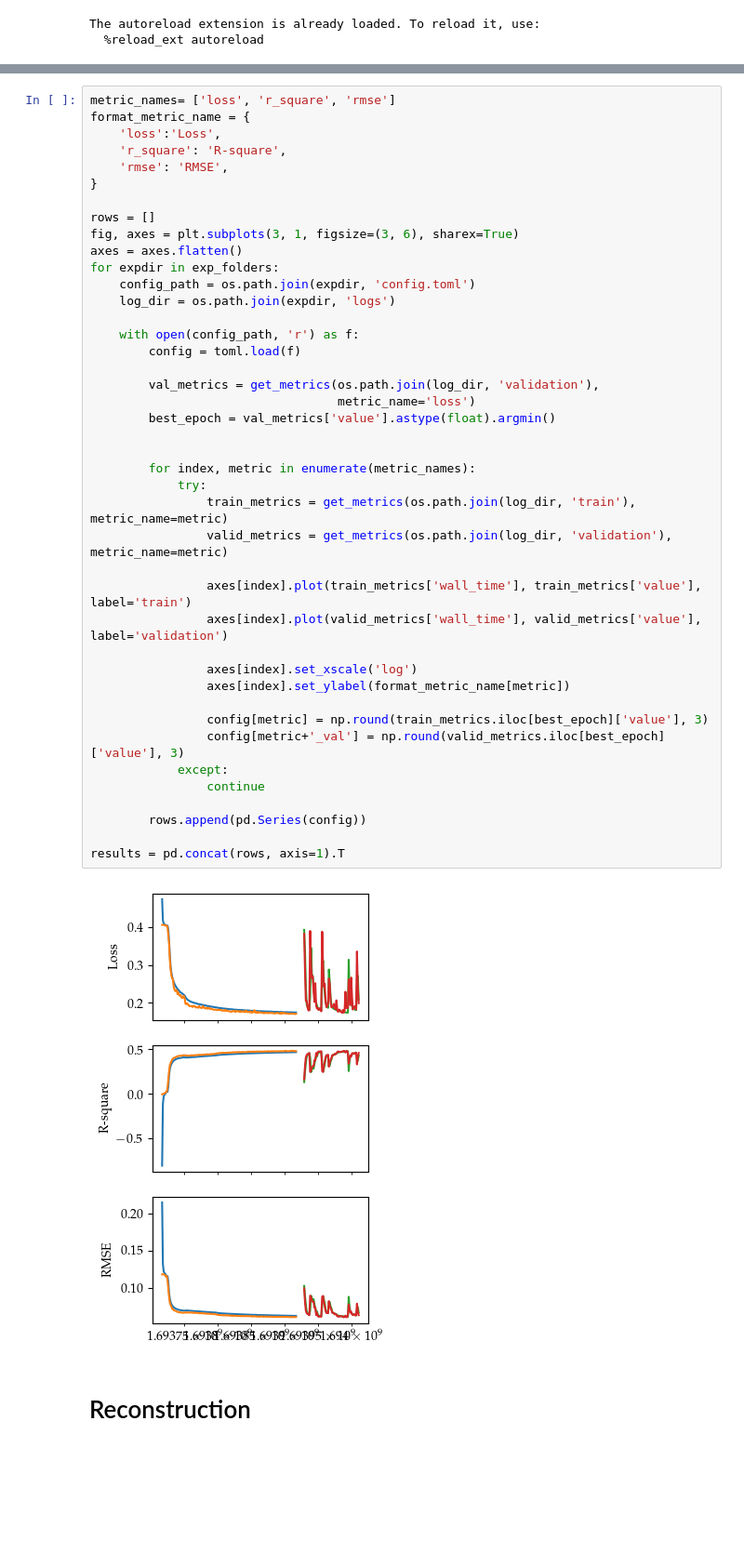
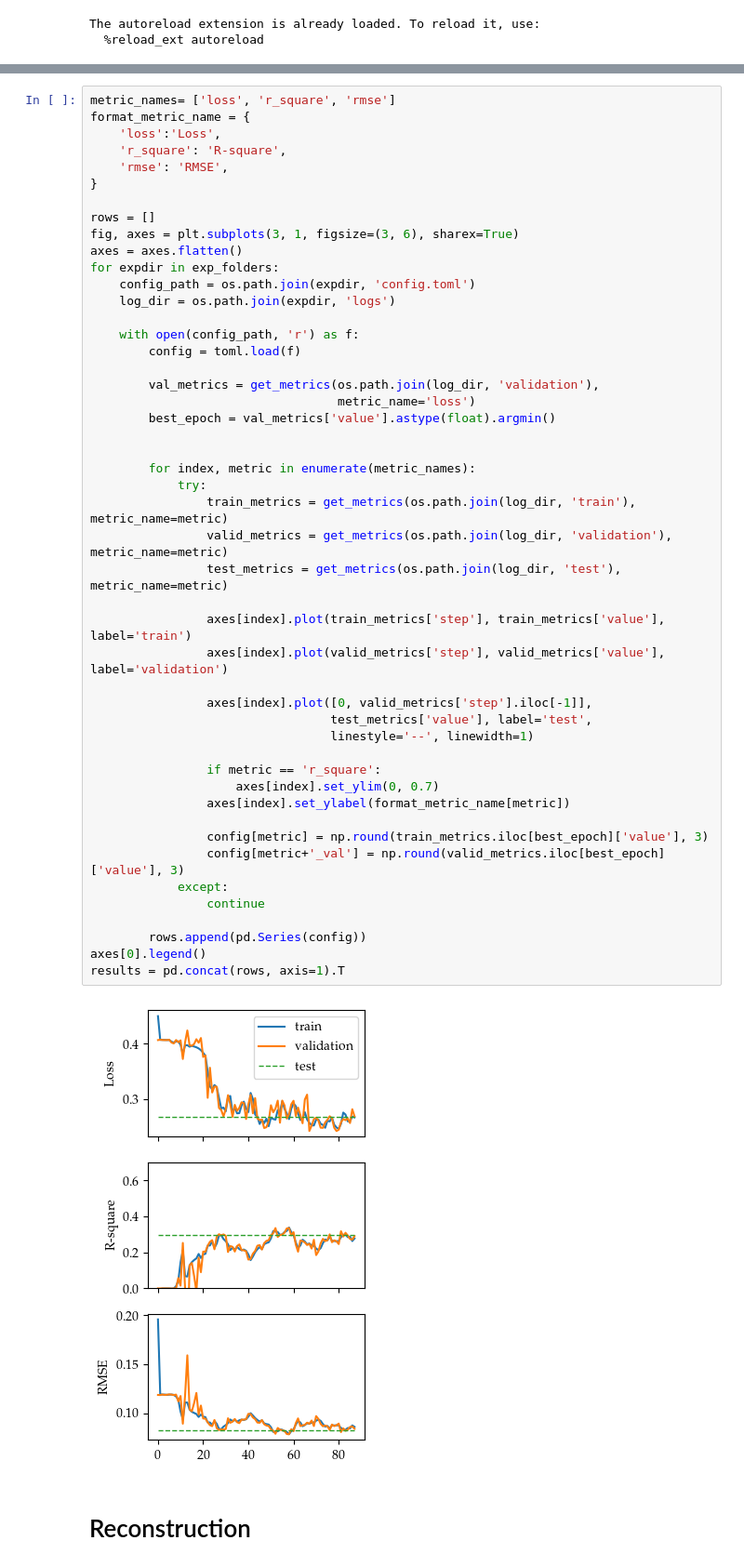
Before and after one commit to cridonoso/astromer, a Jupyter notebook: presentation/experiments/astromer_2/results.ipynb, the cells around one changed output, grey strips where cells are left out. Shown at 93% size. Cells and saved outputs as stored; diff of their text form; blank space fills up the shorter version.

```diff
--- a/presentation/experiments/astromer_2/results.ipynb
+++ b/presentation/experiments/astromer_2/results.ipynb
@@ -55,38 +54,44 @@ rows = []
 fig, axes = plt.subplots(3, 1, figsize=(3, 6), sharex=True)
 axes = axes.flatten()
 for expdir in exp_folders:
     config_path = os.path.join(expdir, 'config.toml')
     log_dir = os.path.join(expdir, 'logs')
 
     with open(config_path, 'r') as f:
         config = toml.load(f)
 
         val_metrics = get_metrics(os.path.join(log_dir, 'validation'),
                                   metric_name='loss')
         best_epoch = val_metrics['value'].astype(float).argmin()
 
 
         for index, metric in enumerate(metric_names):
             try:
                 train_metrics = get_metrics(os.path.join(log_dir, 'train'), metric_name=metric)
                 valid_metrics = get_metrics(os.path.join(log_dir, 'validation'), metric_name=metric)
+                test_metrics = get_metrics(os.path.join(log_dir, 'test'), metric_name=metric)
 
-                axes[index].plot(train_metrics['wall_time'], train_metrics['value'], label='train')
-                axes[index].plot(valid_metrics['wall_time'], valid_metrics['value'], label='validation')
+                axes[index].plot(train_metrics['step'], train_metrics['value'], label='train')
+                axes[index].plot(valid_metrics['step'], valid_metrics['value'], label='validation')
 
-                axes[index].set_xscale('log')
+                axes[index].plot([0, valid_metrics['step'].iloc[-1]],
+                                 test_metrics['value'], label='test',
+                                 linestyle='--', linewidth=1)
+
+                if metric == 'r_square':
+                    axes[index].set_ylim(0, 0.7)
                 axes[index].set_ylabel(format_metric_name[metric])
 
                 config[metric] = np.round(train_metrics.iloc[best_epoch]['value'], 3)
                 config[metric+'_val'] = np.round(valid_metrics.iloc[best_epoch]['value'], 3)
             except:
                 continue
 
         rows.append(pd.Series(config))
-
+axes[0].legend()
 results = pd.concat(rows, axis=1).T
 # %% [output]
-[figure, old version]
+[figure, new version]
 # %% [markdown]
 # Reconstruction
 # %%
```
Also changed, not shown: parts of 1 cell of this notebook, 4 other files.
